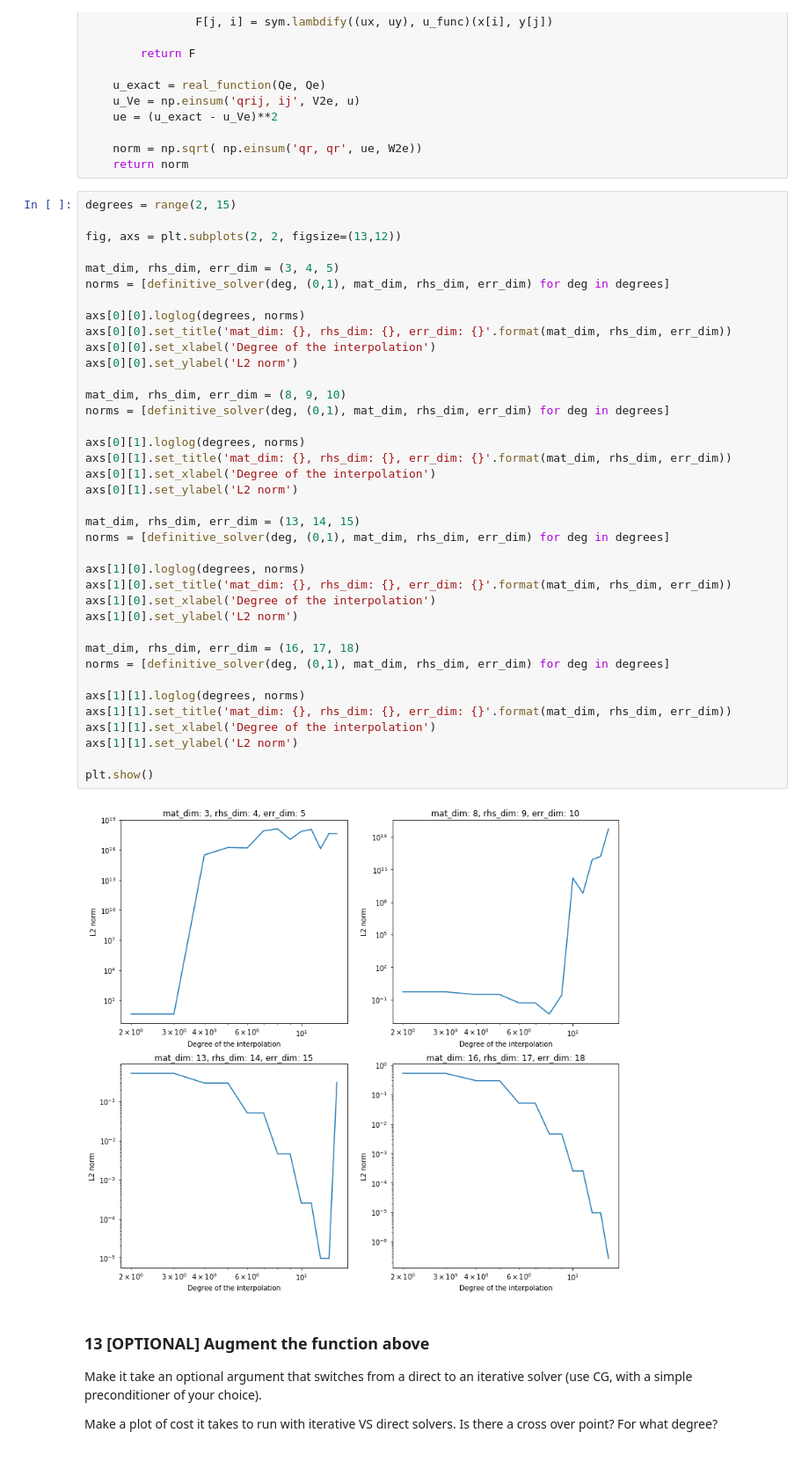
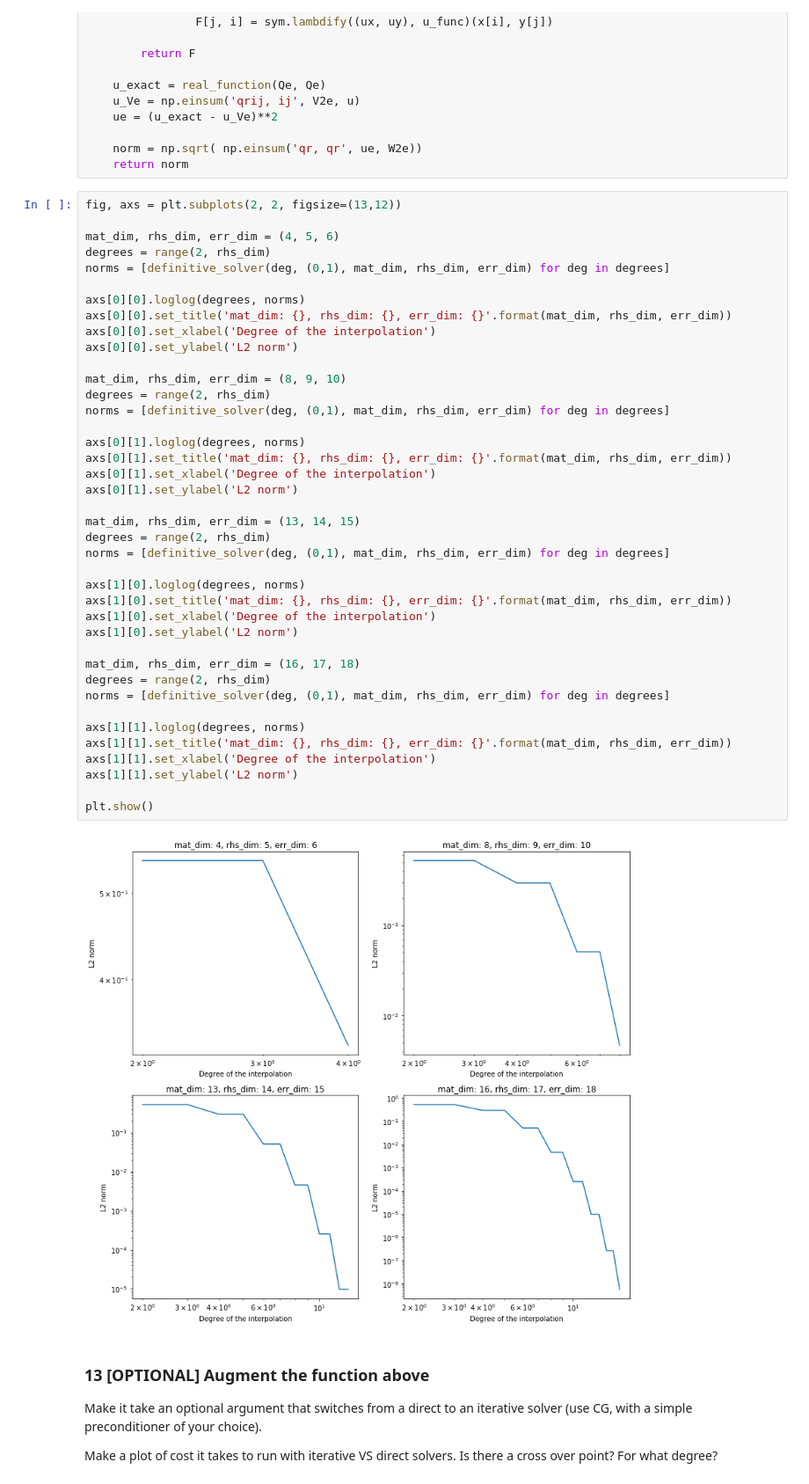
Before and after one commit to ffranchina/P1.4_seed, a Jupyter notebook: FinalProject.ipynb, the cells around one changed output. Shown at 88% size. Saved outputs shown, nothing was run; the diff lists cells and outputs as text.

Commit message:
Fixed the last visualizations

```diff
--- a/FinalProject.ipynb
+++ b/FinalProject.ipynb
@@ -425,45 +425,47 @@ def definitive_solver(basis_dim, interval, mat_dim, rhs_dim, err_dim):
     norm = np.sqrt( np.einsum('qr, qr', ue, W2e))
     return norm
 # %%
-degrees = range(2, 15)
-
 fig, axs = plt.subplots(2, 2, figsize=(13,12))
 
-mat_dim, rhs_dim, err_dim = (3, 4, 5)
+mat_dim, rhs_dim, err_dim = (4, 5, 6)
+degrees = range(2, rhs_dim)
 norms = [definitive_solver(deg, (0,1), mat_dim, rhs_dim, err_dim) for deg in degrees]
 
 axs[0][0].loglog(degrees, norms)
 axs[0][0].set_title('mat_dim: {}, rhs_dim: {}, err_dim: {}'.format(mat_dim, rhs_dim, err_dim))
 axs[0][0].set_xlabel('Degree of the interpolation')
 axs[0][0].set_ylabel('L2 norm')
 
 mat_dim, rhs_dim, err_dim = (8, 9, 10)
+degrees = range(2, rhs_dim)
 norms = [definitive_solver(deg, (0,1), mat_dim, rhs_dim, err_dim) for deg in degrees]
 
 axs[0][1].loglog(degrees, norms)
 axs[0][1].set_title('mat_dim: {}, rhs_dim: {}, err_dim: {}'.format(mat_dim, rhs_dim, err_dim))
 axs[0][1].set_xlabel('Degree of the interpolation')
 axs[0][1].set_ylabel('L2 norm')
 
 mat_dim, rhs_dim, err_dim = (13, 14, 15)
+degrees = range(2, rhs_dim)
 norms = [definitive_solver(deg, (0,1), mat_dim, rhs_dim, err_dim) for deg in degrees]
 
 axs[1][0].loglog(degrees, norms)
 axs[1][0].set_title('mat_dim: {}, rhs_dim: {}, err_dim: {}'.format(mat_dim, rhs_dim, err_dim))
 axs[1][0].set_xlabel('Degree of the interpolation')
 axs[1][0].set_ylabel('L2 norm')
 
 mat_dim, rhs_dim, err_dim = (16, 17, 18)
+degrees = range(2, rhs_dim)
 norms = [definitive_solver(deg, (0,1), mat_dim, rhs_dim, err_dim) for deg in degrees]
 
 axs[1][1].loglog(degrees, norms)
 axs[1][1].set_title('mat_dim: {}, rhs_dim: {}, err_dim: {}'.format(mat_dim, rhs_dim, err_dim))
 axs[1][1].set_xlabel('Degree of the interpolation')
 axs[1][1].set_ylabel('L2 norm')
 
 plt.show()
 # %% [output]
-[figure, old version]
+[figure, new version]
 # %% [markdown]
 ### 13 [OPTIONAL] Augment the function above
 
```
